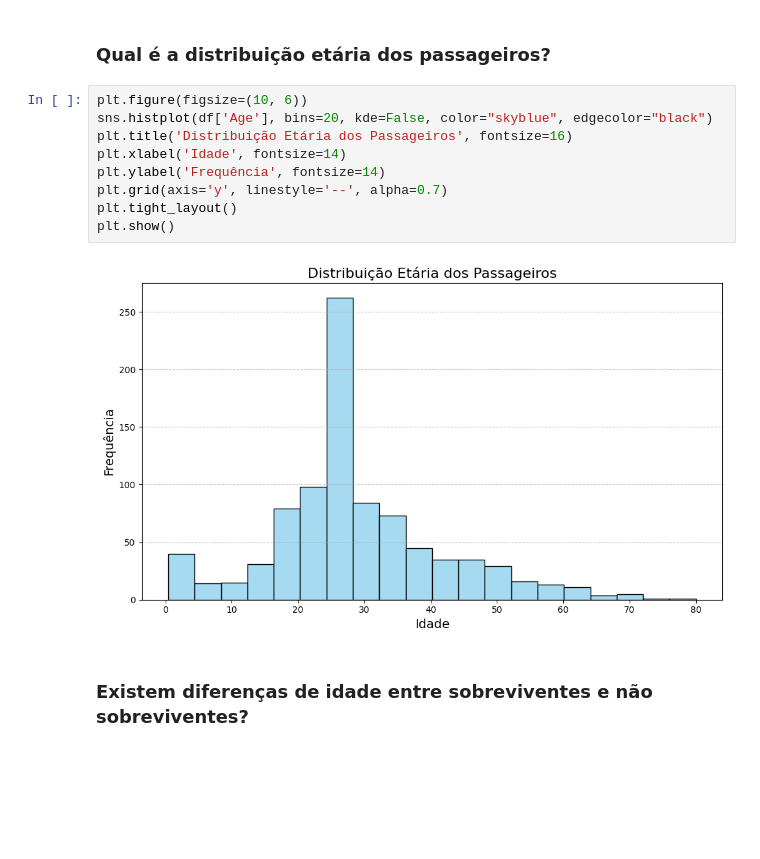
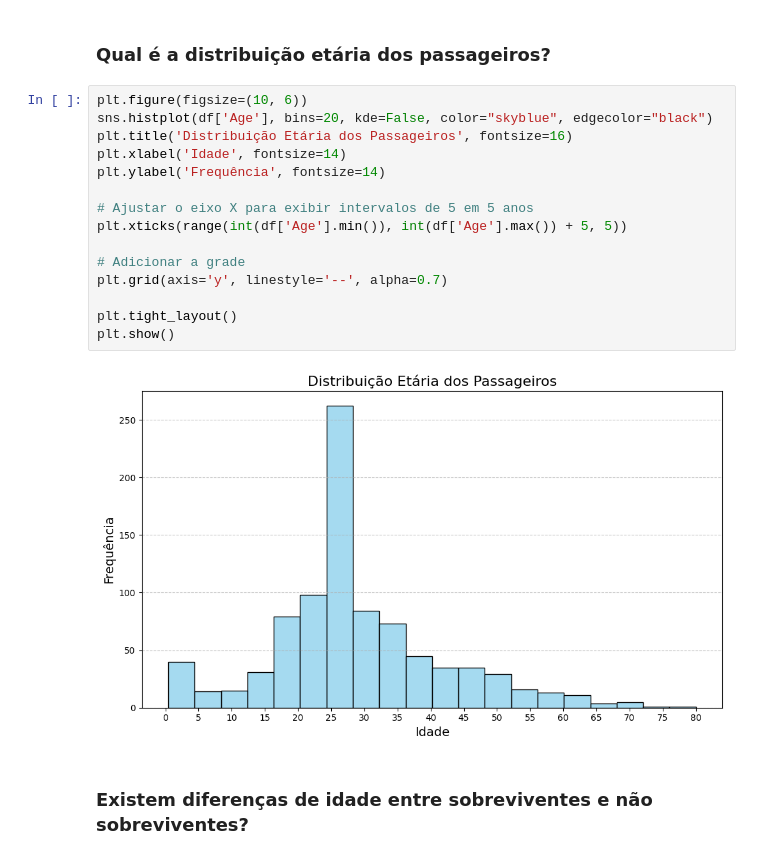
Before and after one commit to Giselz/avanti-bootcamp-cdd, a Jupyter notebook: notebooks/01-exploratory_data_analysis.ipynb, the cells around one changed output. Cells and saved outputs as stored; diff of their text form; blank space fills up the shorter version.

```diff
--- a/notebooks/01-exploratory_data_analysis.ipynb
+++ b/notebooks/01-exploratory_data_analysis.ipynb
@@ -409,13 +409,19 @@ plt.show()
 # %%
 plt.figure(figsize=(10, 6))
 sns.histplot(df['Age'], bins=20, kde=False, color="skyblue", edgecolor="black")
 plt.title('Distribuição Etária dos Passageiros', fontsize=16)
 plt.xlabel('Idade', fontsize=14)
 plt.ylabel('Frequência', fontsize=14)
+
+# Ajustar o eixo X para exibir intervalos de 5 em 5 anos
+plt.xticks(range(int(df['Age'].min()), int(df['Age'].max()) + 5, 5))
+
+# Adicionar a grade
 plt.grid(axis='y', linestyle='--', alpha=0.7)
+
 plt.tight_layout()
 plt.show()
 # %% [output]
-[figure, old version]
+[figure, new version]
 # %% [markdown]
 ### Existem diferenças de idade entre sobreviventes e não sobreviventes?
```
Also changed, not shown: parts of 17 cells of this notebook.
